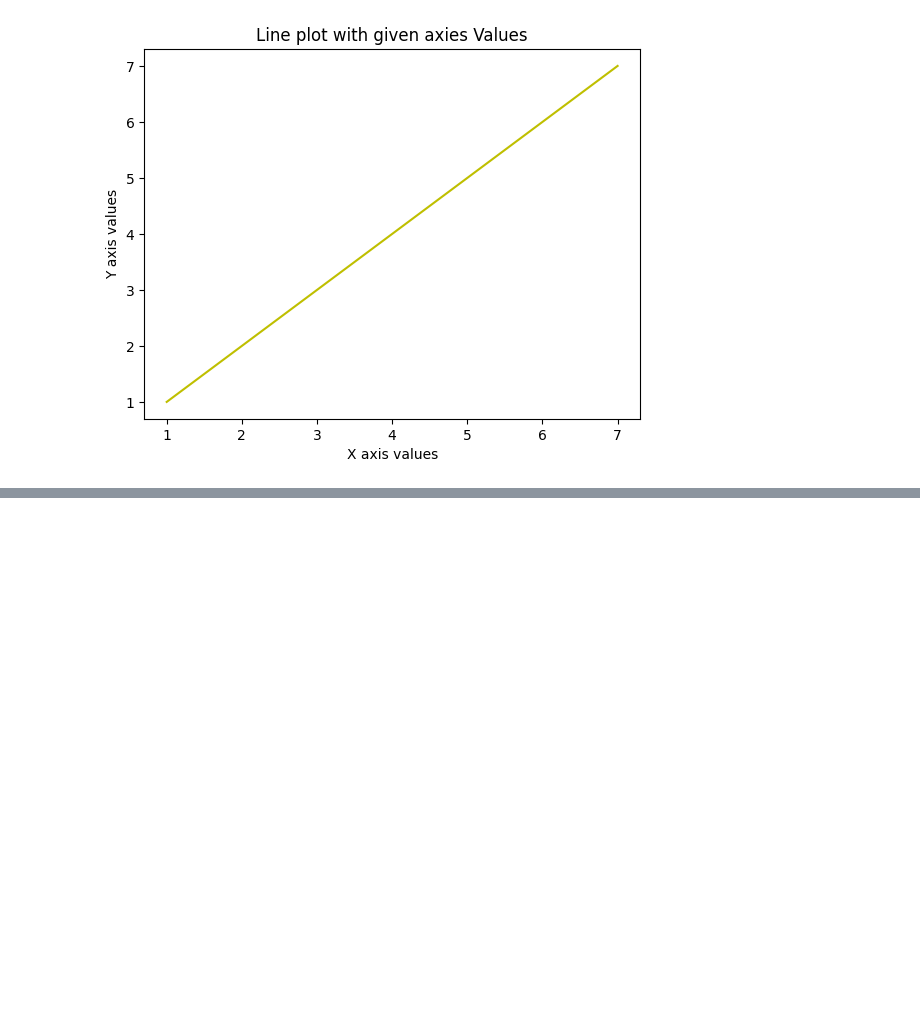
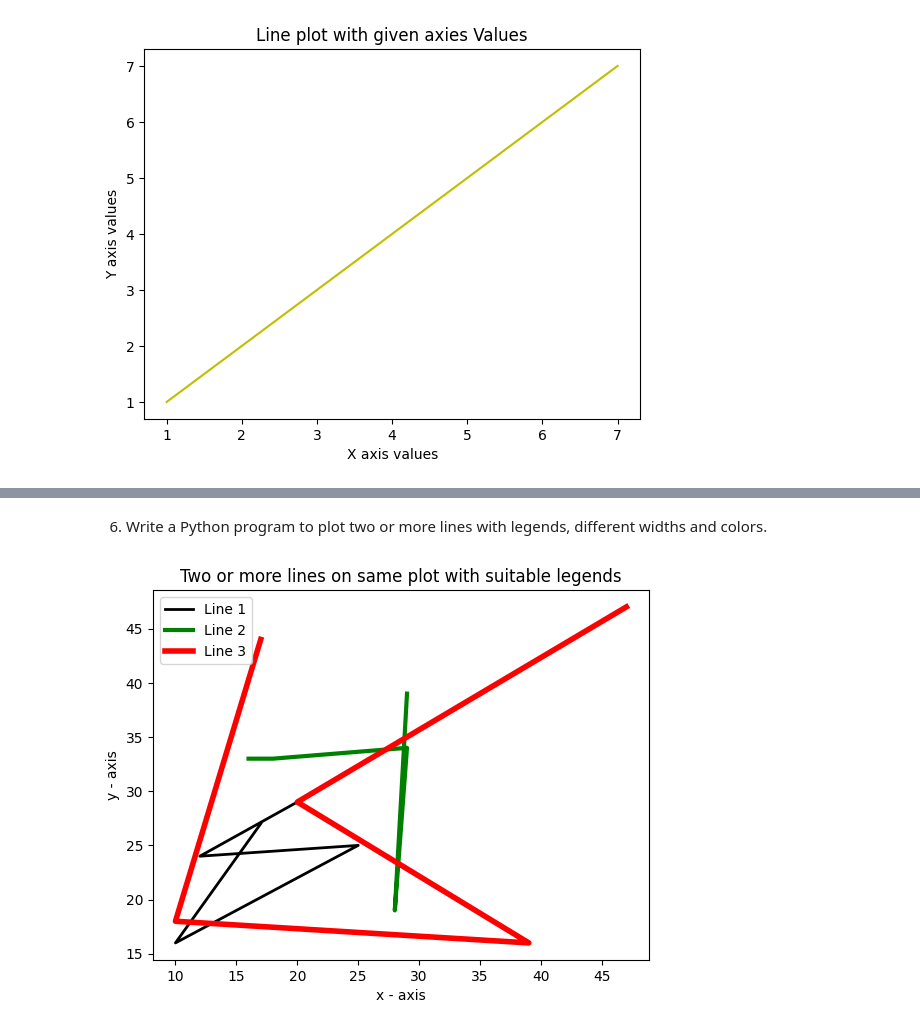
Before and after one commit to sanjaysanju673/Python_libraries-, a Jupyter notebook: Matplot/matplot/matplot.ipynb, the cells around one changed output, grey strips where cells are left out. Saved outputs shown, nothing was run; the diff lists cells and outputs as text; code cells hidden in the pictures; blank space fills up the shorter version.

```diff
--- a/Matplot/matplot/matplot.ipynb
+++ b/Matplot/matplot/matplot.ipynb
@@ -92,0 +188,37 @@ plt.show()
+# %% [markdown]
+6. Write a Python program to plot two or more lines with legends, different widths and colors.
+# %%
+'''
+    @Author: v sanjay kumar
+    @Date: 2024-08-12 10:00:30
+    @Last Modified by: v sanjay kumar
+    @Last Modified time: 2024-08-12 10:00:30.
+    @Title :program  to plot two or more lines with legends, different widths and colors.
+
+'''
+
+import matplotlib.pyplot as plt
+import numpy as np
+
+def main():
+
+    x1 =np.random.randint(10,30,5)
+    y1 =np.random.randint(10,30,5)
+
+    x2 =np.random.randint(10,40,5)
+    y2 =np.random.randint(10,40,5)
+
+    x3=np.random.randint(10,50,5)
+    y3=np.random.randint(10,50,5)
+
+    plt.plot(x1, y1, label='Line 1',color='black',linewidth=2)
+    plt.plot(x2, y2, label='Line 2',color='green',linewidth=3)
+    plt.plot(x3, y3, label='Line 3',color ='red',linewidth=4)
+    plt.xlabel('x - axis')
+    plt.ylabel('y - axis')
+    plt.title('Two or more lines on same plot with suitable legends')
+
+    plt.legend()
+    plt.show()
+# %% [output]
+[figure, added]
```
Also changed, not shown: parts of 30 cells of this notebook, 1 other file.
